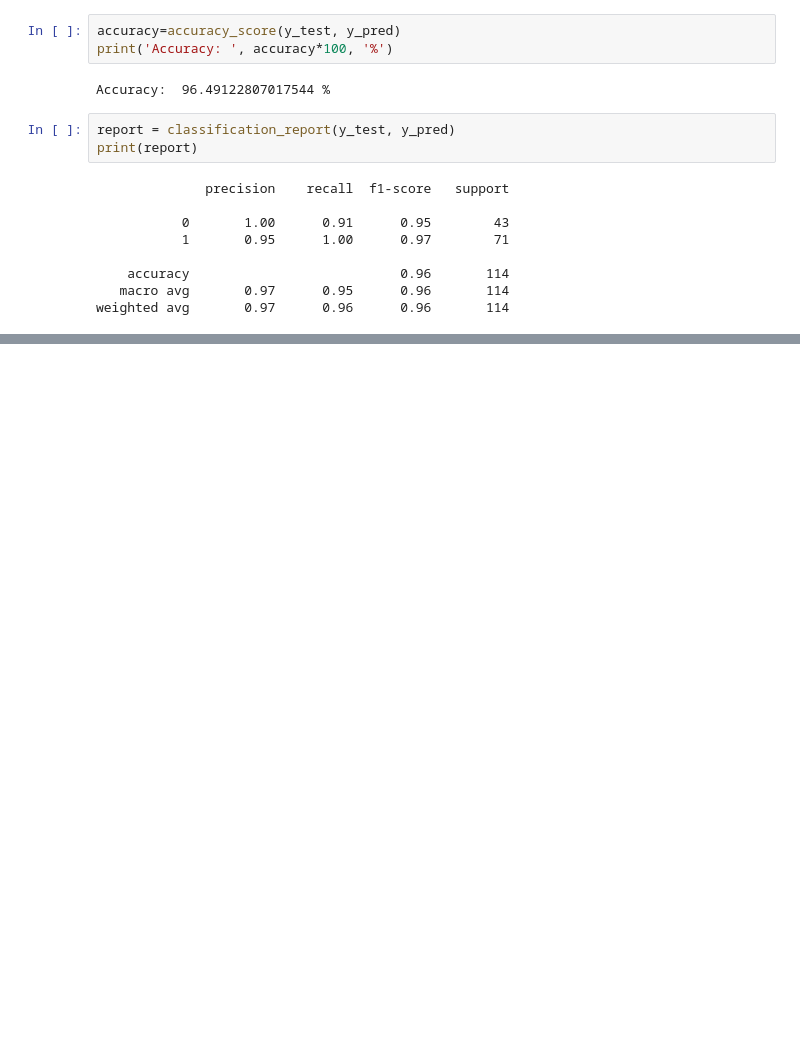
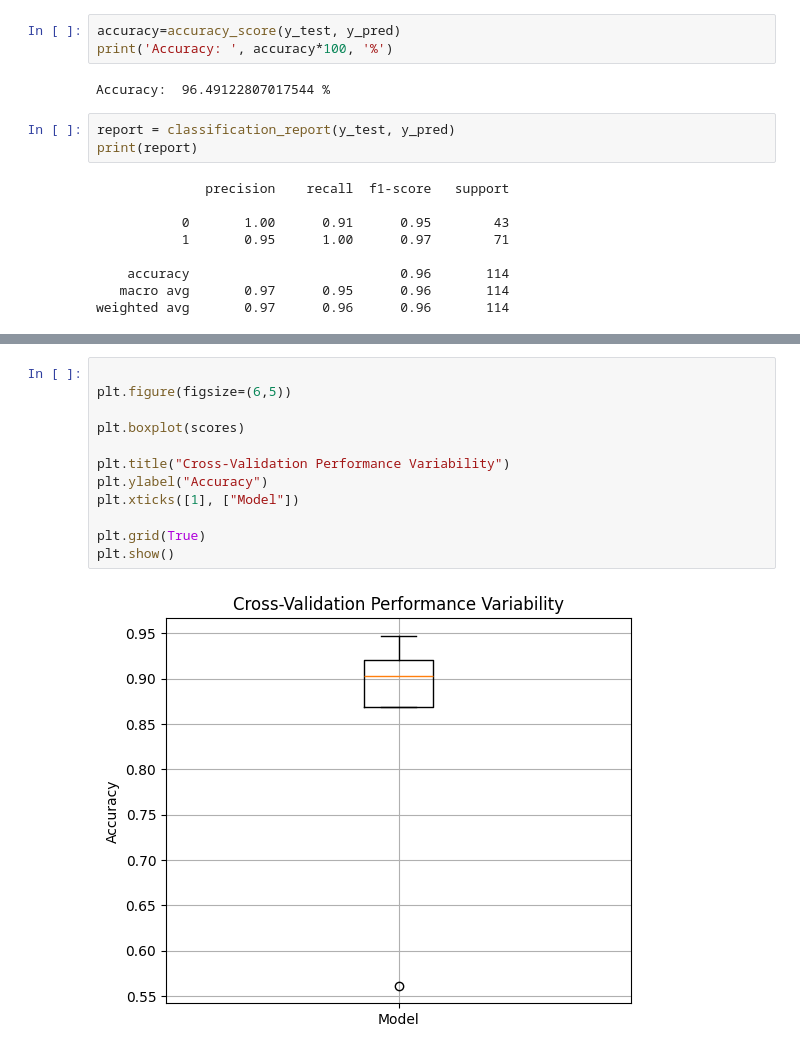
Before and after one commit to Innotech-Manipal-TP26/Ananyaraj2ndYear, a Jupyter notebook: Week2/svm.ipynb, the cells around one changed output, grey strips where cells are left out. Cells and saved outputs as stored; diff of their text form; blank space fills up the shorter version.

```diff
--- a/Week2/svm.ipynb
+++ b/Week2/svm.ipynb
@@ -81,0 +142,14 @@ weighted avg       0.97      0.96      0.96       114
+# %%
+
+plt.figure(figsize=(6,5))
+
+plt.boxplot(scores)
+
+plt.title("Cross-Validation Performance Variability")
+plt.ylabel("Accuracy")
+plt.xticks([1], ["Model"])
+
+plt.grid(True)
+plt.show()
+# %% [output]
+[figure, added]
```
Also changed, not shown: parts of 6 cells of this notebook.
